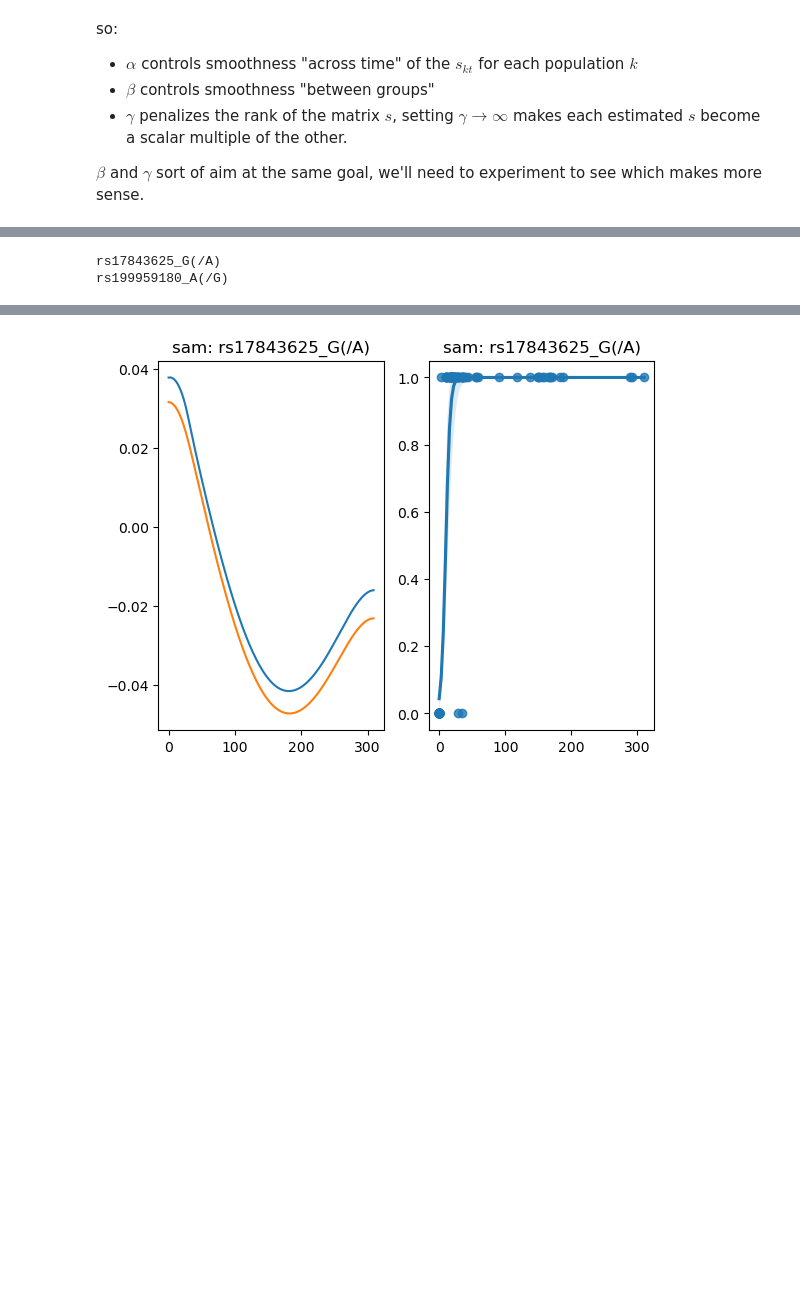
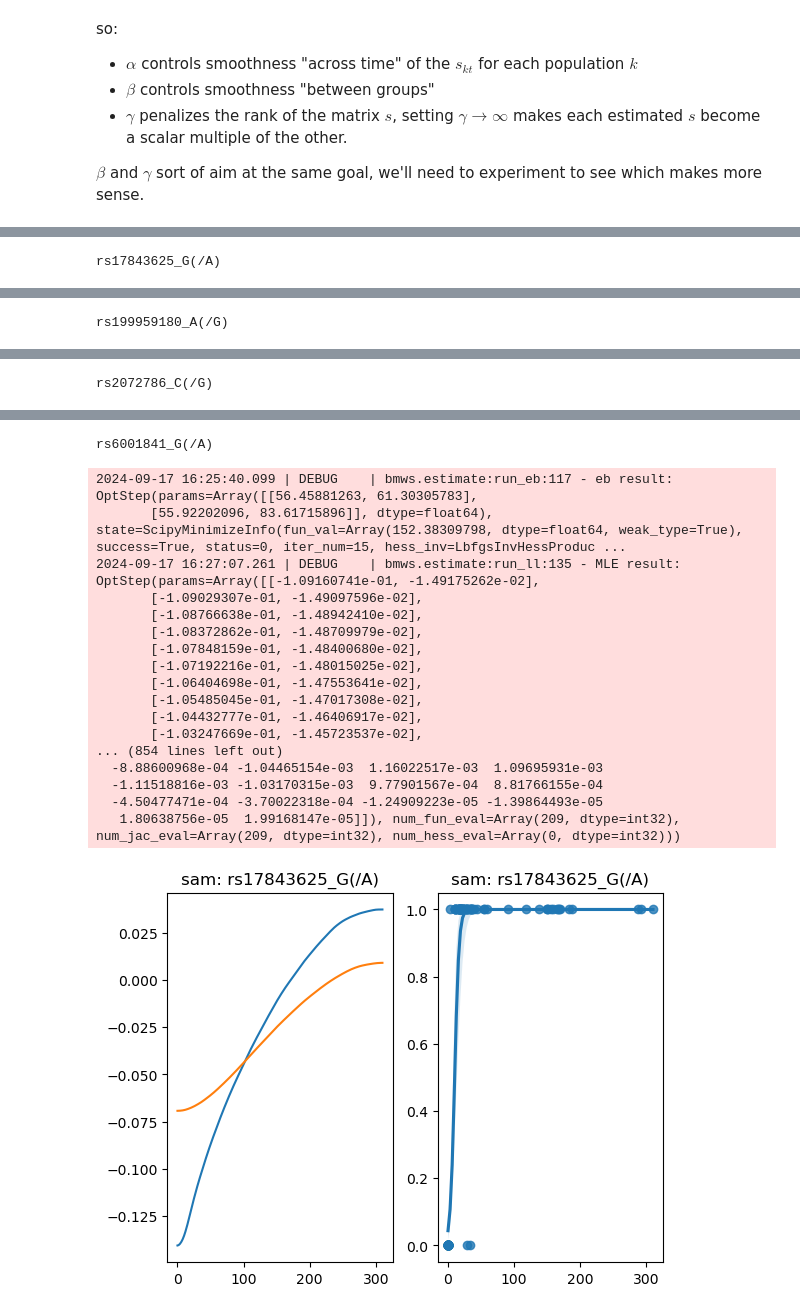
Before and after one commit to jthlab/selection_admix, a Jupyter notebook: Admix_EAS.ipynb, the cells around one changed output, grey strips where cells are left out. Cells and saved outputs as stored; diff of their text form; code cells hidden in the pictures; blank space fills up the shorter version.

```diff
--- a/Admix_EAS.ipynb
+++ b/Admix_EAS.ipynb
@@ -46,9 +46,9 @@ $\beta$ and $\gamma$ sort of aim at the same goal, we'll need to experiment to s
 # %%
 
 #Load data
-def read_data(pop):
+def read_data(pop, k_tag=""):
 
-    admixture_proportions=pd.read_csv("data/"+pop+"_sample_info.txt", sep="\t")
+    admixture_proportions=pd.read_csv("data/"+pop+k_tag+"_sample_info.txt", sep="\t")
     admixture_proportions["generation"]=[int(x) for x in round(admixture_proportions["Date"]/30)]
     admixture_proportions=admixture_proportions[(admixture_proportions['Date'] <=10000)]
 
@@ -103,13 +103,12 @@ def run_analysis(data, alpha=1e4, beta=1e4, gamma=0, em_iterations=3):
     return s
 # %%
 #Run for all EAS SNPs
-"""
 pop="eas"
 datasets, snps=read_data(pop)
 for data,snp in zip(datasets, snps):
     print(snp)
     try:
-        s=run_analysis(data, alpha=1e4, beta=1e2, em_iterations=3)
+        s=run_analysis(data, alpha=1e4, beta=1, em_iterations=2)
         fig, axs = plt.subplots(ncols=2, nrows=1)
         axs[0].plot(s[:, 0], color="tab:blue", alpha=1)
         axs[0].plot(s[:, 1], color="tab:orange", alpha=1)
@@ -121,7 +120,5 @@ for data,snp in zip(datasets, snps):
         print(snp)
     except:
         print("Error: "+ snp)
-
-"""
 # %% [output]
 snp_4_100142302_C(/A)
@@ -145,12 +238,12 @@ rs2333656_T(/C)
 # %%
 #Run for all EUR SNPs
-"""
 pop="eur"
 datasets, snps=read_data(pop)
 for data,snp in zip(datasets, snps):
     print(snp)
     try:
-        s=run_analysis(data, alpha=1e4, beta=1e2, em_iterations=3)
+        s=run_analysis(data, alpha=1e4
+                       , beta=1, em_iterations=3)
         fig, axs = plt.subplots(ncols=2, nrows=1)
         axs[0].plot(s[:, 0], color="tab:blue", alpha=1)
         axs[0].plot(s[:, 1], color="tab:orange", alpha=1)
@@ -162,6 +255,5 @@ for data,snp in zip(datasets, snps):
         axs[1].set_title(pop+": "+snp)
     except:
         print("Error: "+ snp)
-"""
 # %% [output]
 rs4988235_A(/G)
@@ -189,12 +331,11 @@ rs7225592_A(/G)
 # %%
 #Run for all SAM SNPs
-"""
 pop="sam"
 datasets, snps=read_data(pop)
 for data,snp in zip(datasets, snps):
     print(snp)
     try:
-        s=run_analysis(data, alpha=1e4, beta=1e2, em_iterations=3)
+        s=run_analysis(data, alpha=1e4, beta=1, em_iterations=2)
         fig, axs = plt.subplots(ncols=2, nrows=1)
         axs[0].plot(s[:, 0], color="tab:blue", alpha=1)
         axs[0].plot(s[:, 1], color="tab:orange", alpha=1)
@@ -204,7 +345,5 @@ for data,snp in zip(datasets, snps):
         axs[1].set_title(pop+": "+snp)
     except:
         print("Error: "+ snp)
-"""
 # %% [output]
 rs17843625_G(/A)
-rs199959180_A(/G)
@@ -212,0 +367 @@ rs6001841_G(/A)
+rs199959180_A(/G)
@@ -212,0 +385 @@ rs6001841_G(/A)
+rs2072786_C(/G)
@@ -213 +403,19 @@ rs6001841_G(/A)
+rs6001841_G(/A)
+2024-09-17 16:25:40.099 | DEBUG    | bmws.estimate:run_eb:117 - eb result: OptStep(params=Array([[56.45881263, 61.30305783],
+       [55.92202096, 83.61715896]], dtype=float64), state=ScipyMinimizeInfo(fun_val=Array(152.38309798, dtype=float64, weak_type=True), success=True, status=0, iter_num=15, hess_inv=LbfgsInvHessProduc ...
+2024-09-17 16:27:07.261 | DEBUG    | bmws.estimate:run_ll:135 - MLE result: OptStep(params=Array([[-1.09160741e-01, -1.49175262e-02],
+       [-1.09029307e-01, -1.49097596e-02],
+       [-1.08766638e-01, -1.48942410e-02],
+       [-1.08372862e-01, -1.48709979e-02],
+       [-1.07848159e-01, -1.48400680e-02],
+       [-1.07192216e-01, -1.48015025e-02],
+       [-1.06404698e-01, -1.47553641e-02],
+       [-1.05485045e-01, -1.47017308e-02],
+       [-1.04432777e-01, -1.46406917e-02],
+       [-1.03247669e-01, -1.45723537e-02],
+... (854 lines left out)
+  -8.88600968e-04 -1.04465154e-03  1.16022517e-03  1.09695931e-03
+  -1.11518816e-03 -1.03170315e-03  9.77901567e-04  8.81766155e-04
+  -4.50477471e-04 -3.70022318e-04 -1.24909223e-05 -1.39864493e-05
+   1.80638756e-05  1.99168147e-05]]), num_fun_eval=Array(209, dtype=int32), num_jac_eval=Array(209, dtype=int32), num_hess_eval=Array(0, dtype=int32)))
-[figure, old version]
+[figure, new version]
```
Also changed, not shown: parts of 9 cells of this notebook, 13 other files.
